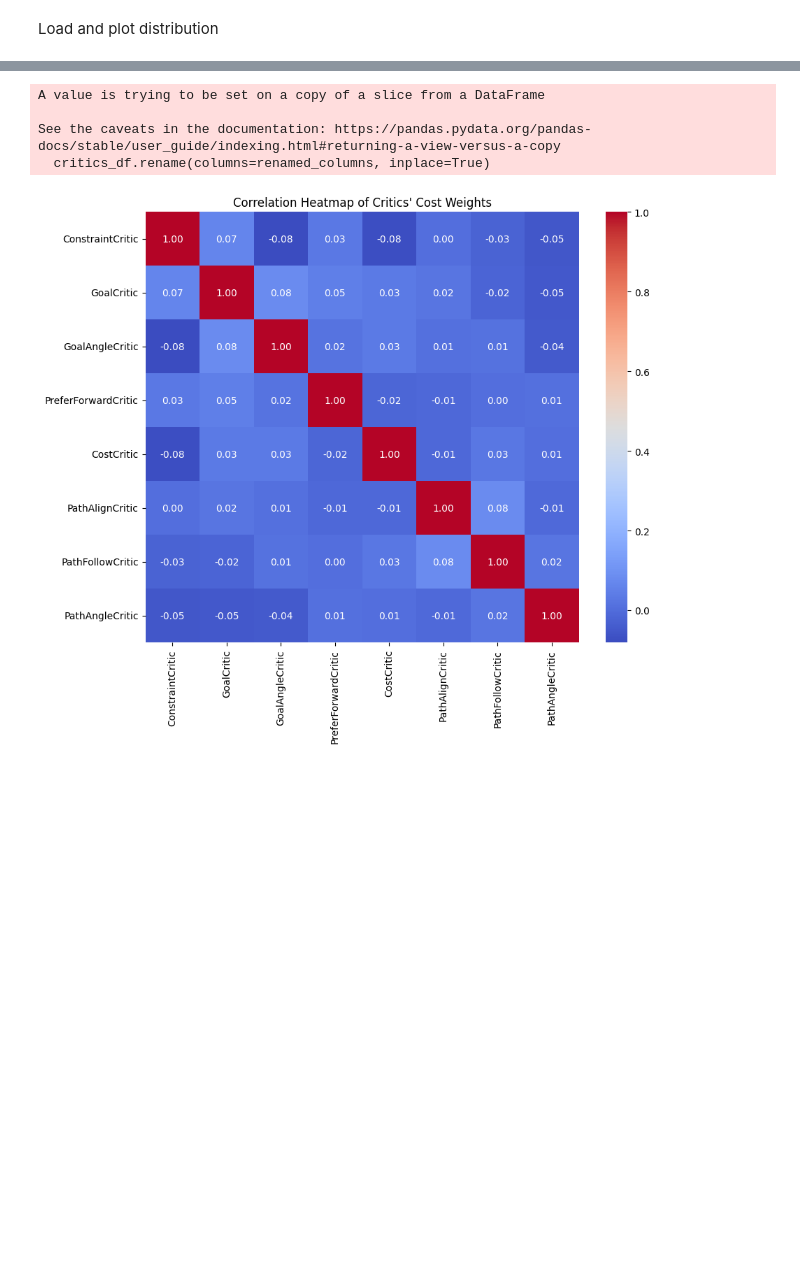
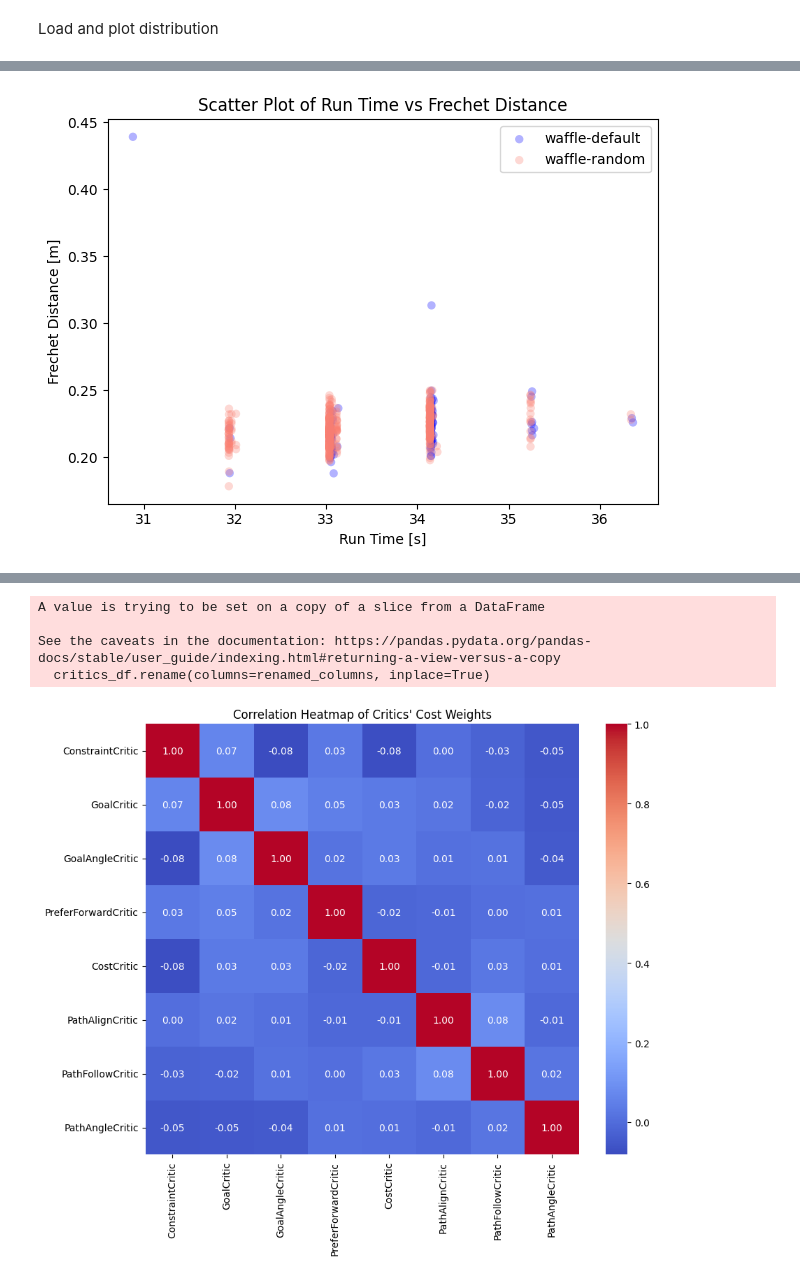
Before and after one commit to turtlewizard73/thesis-mppi-model-ident, a Jupyter notebook: workspace/src/controller_optimization/plots.ipynb, the cells around one changed output, grey strips where cells are left out. Saved outputs shown, nothing was run; the diff lists cells and outputs as text; code cells hidden in the pictures; blank space fills up the shorter version.

```diff
--- a/workspace/src/controller_optimization/plots.ipynb
+++ b/workspace/src/controller_optimization/plots.ipynb
@@ -217,6 +242,30 @@ trial_datas2 = {
     'waffle-default': waffle_data,
     'waffle-random': waffle_random_data,
 }
+# %%
+# create a scatter plot
+def scatter_time_frechet(trial_datas):
+    labels = list(trial_datas.keys())
+    colors = ['blue', 'salmon']
+
+    fig, ax = plt.subplots()
+    for i, trial in enumerate(trial_datas.values()):
+        x = trial.run_time
+        y = trial.frechet_distance
+        ax.scatter(x, y, label=labels[i], color=colors[i], alpha=0.3, edgecolors='none')
+
+    ax.set_xlabel('Run Time [s]')
+    ax.set_ylabel('Frechet Distance [m]')
+    ax.set_title('Scatter Plot of Run Time vs Frechet Distance')
+    ax.legend()
+
+    plt.tight_layout()
+    plt.show()
+
+
+scatter_time_frechet(trial_datas2)
+# %% [output]
+[figure, added]
 # %%
 # plot run_time and frechet_distance
 plot_time_frechet(trial_datas2)
```
Also changed, not shown: parts of 9 cells of this notebook, 6 other files.
